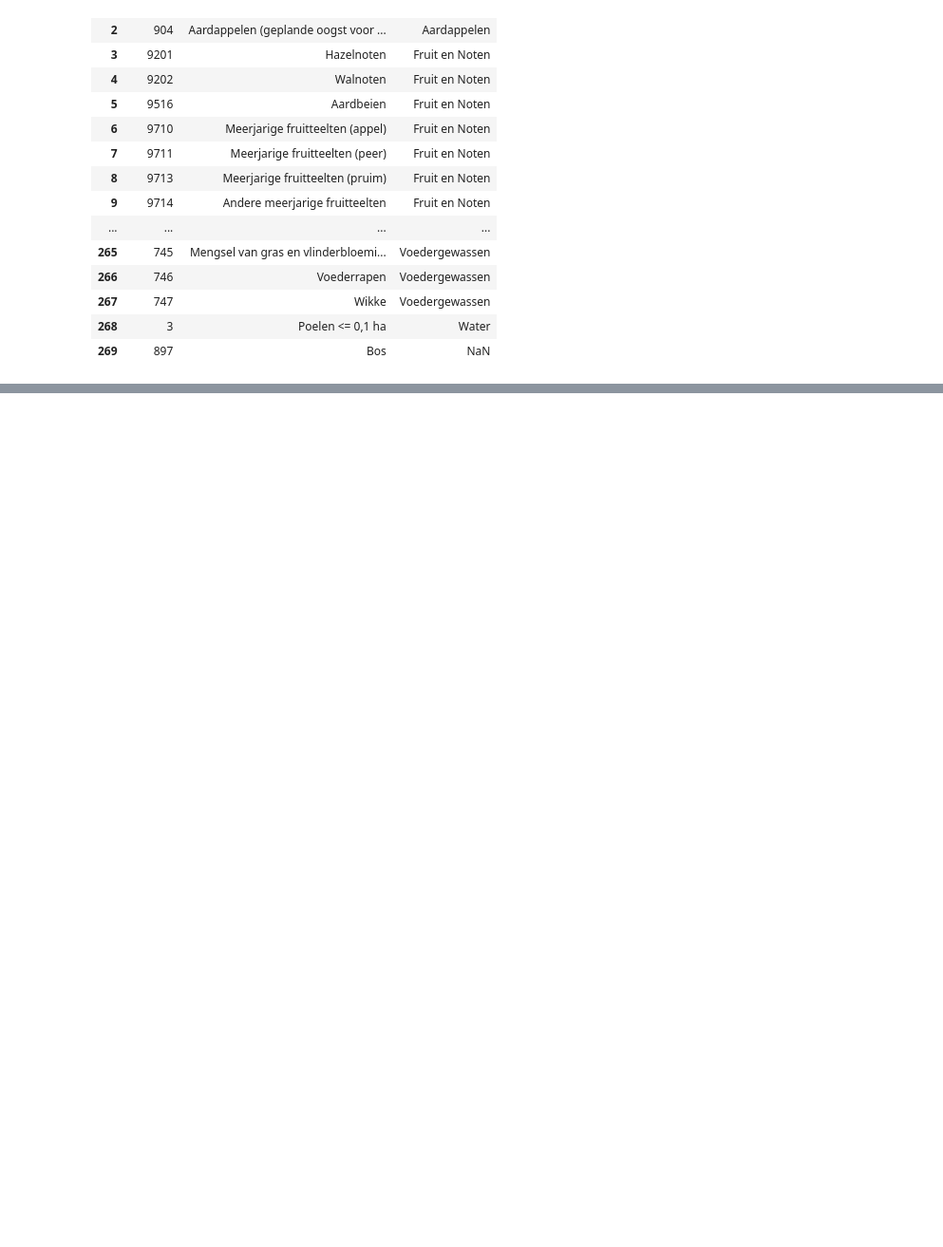
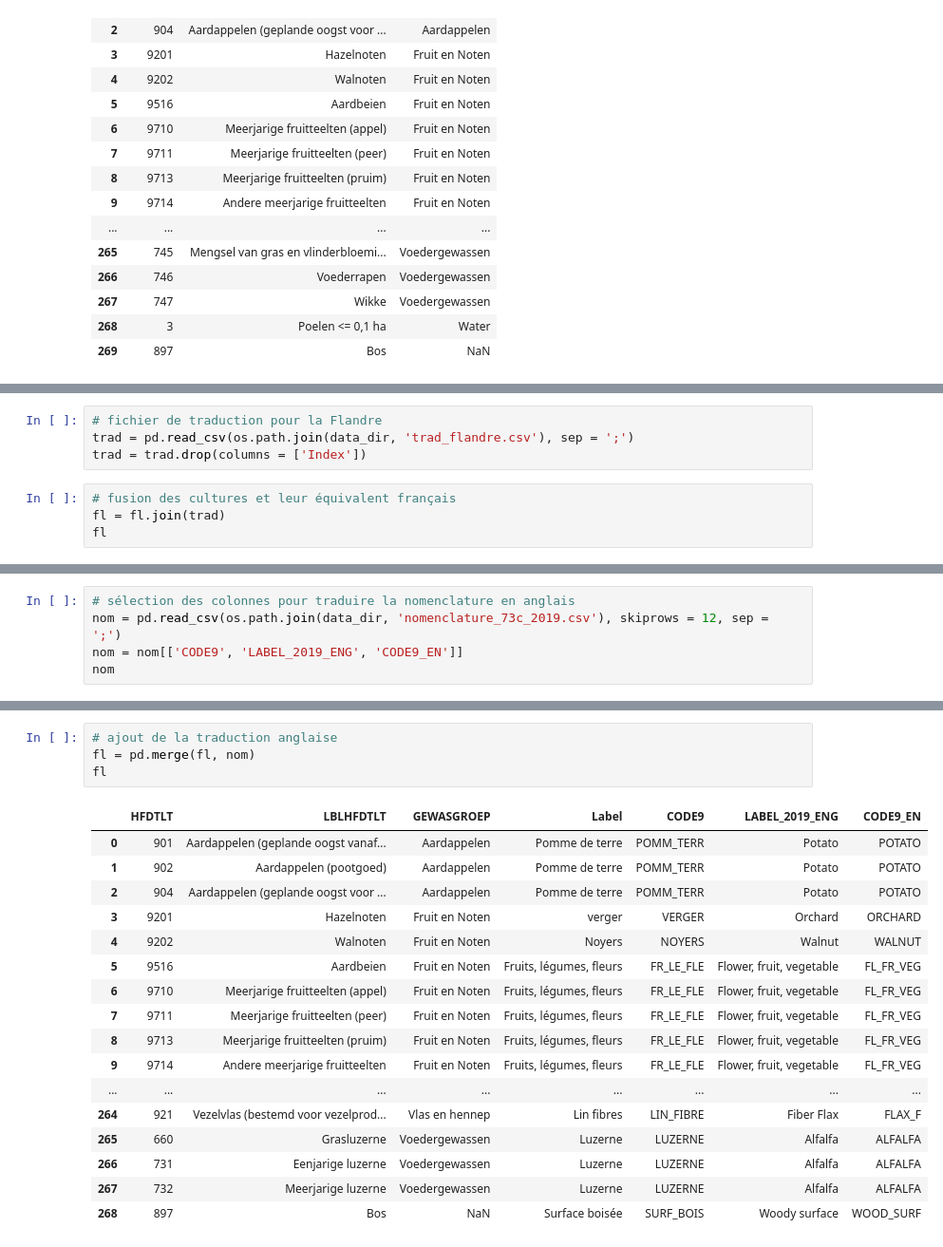
Before and after one commit to Okcase/Projet-stage, a Jupyter notebook: notebooks/flandre.ipynb, the cells around one changed output, grey strips where cells are left out. Shown at 95% size. Cells and saved outputs as stored; diff of their text form; blank space fills up the shorter version.

Commit message:
'traduction'

```diff
--- a/notebooks/flandre.ipynb
+++ b/notebooks/flandre.ipynb
@@ -92,0 +93,8 @@ new_flandre
+# %%
+# fichier de traduction pour la Flandre
+trad = pd.read_csv(os.path.join(data_dir, 'trad_flandre.csv'), sep = ';')
+trad = trad.drop(columns = ['Index'])
+# %%
+# fusion des cultures et leur équivalent français
+fl = fl.join(trad)
+fl
@@ -92,0 +119,5 @@ new_flandre
+# %%
+# sélection des colonnes pour traduire la nomenclature en anglais
+nom = pd.read_csv(os.path.join(data_dir, 'nomenclature_73c_2019.csv'), skiprows = 12, sep = ';')
+nom = nom[['CODE9', 'LABEL_2019_ENG', 'CODE9_EN']]
+nom
@@ -93,2 +142,24 @@ new_flandre
+# %%
+# ajout de la traduction anglaise
+fl = pd.merge(fl, nom)
+fl
+# %% [output]
+|  | HFDTLT | LBLHFDTLT | GEWASGROEP | Label | CODE9 | LABEL_2019_ENG | CODE9_EN |
+| 0 | 901 | Aardappelen (geplande oogst vanaf... | Aardappelen | Pomme de terre | POMM_TERR | Potato | POTATO |
+| 1 | 902 | Aardappelen (pootgoed) | Aardappelen | Pomme de terre | POMM_TERR | Potato | POTATO |
+| 2 | 904 | Aardappelen (geplande oogst voor ... | Aardappelen | Pomme de terre | POMM_TERR | Potato | POTATO |
+| 3 | 9201 | Hazelnoten | Fruit en Noten | verger | VERGER | Orchard | ORCHARD |
+| 4 | 9202 | Walnoten | Fruit en Noten | Noyers | NOYERS | Walnut | WALNUT |
+| 5 | 9516 | Aardbeien | Fruit en Noten | Fruits, légumes, fleurs | FR_LE_FLE | Flower, fruit, vegetable | FL_FR_VEG |
+| 6 | 9710 | Meerjarige fruitteelten (appel) | Fruit en Noten | Fruits, légumes, fleurs | FR_LE_FLE | Flower, fruit, vegetable | FL_FR_VEG |
+| 7 | 9711 | Meerjarige fruitteelten (peer) | Fruit en Noten | Fruits, légumes, fleurs | FR_LE_FLE | Flower, fruit, vegetable | FL_FR_VEG |
+| 8 | 9713 | Meerjarige fruitteelten (pruim) | Fruit en Noten | Fruits, légumes, fleurs | FR_LE_FLE | Flower, fruit, vegetable | FL_FR_VEG |
+| 9 | 9714 | Andere meerjarige fruitteelten | Fruit en Noten | Fruits, légumes, fleurs | FR_LE_FLE | Flower, fruit, vegetable | FL_FR_VEG |
+| ... | ... | ... | ... | ... | ... | ... | ... |
+| 264 | 921 | Vezelvlas (bestemd voor vezelprod... | Vlas en hennep | Lin fibres | LIN_FIBRE | Fiber Flax | FLAX_F |
+| 265 | 660 | Grasluzerne | Voedergewassen | Luzerne | LUZERNE | Alfalfa | ALFALFA |
+| 266 | 731 | Eenjarige luzerne | Voedergewassen | Luzerne | LUZERNE | Alfalfa | ALFALFA |
+| 267 | 732 | Meerjarige luzerne | Voedergewassen | Luzerne | LUZERNE | Alfalfa | ALFALFA |
+| 268 | 897 | Bos | NaN | Surface boisée | SURF_BOIS | Woody surface | WOOD_SURF |
 # %%
 # export en .geojson
```
Also changed, not shown: parts of 8 cells of this notebook, 2 other files.
